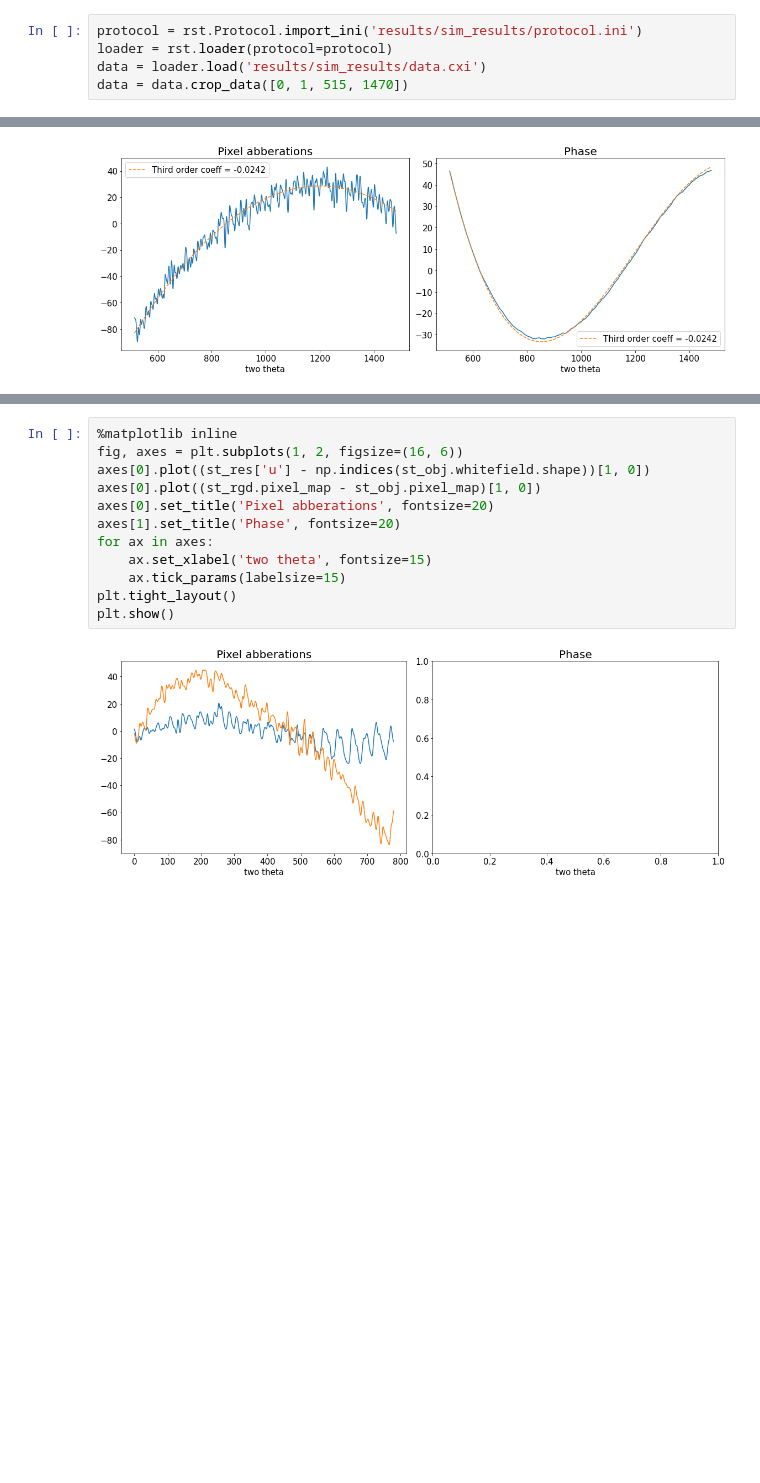
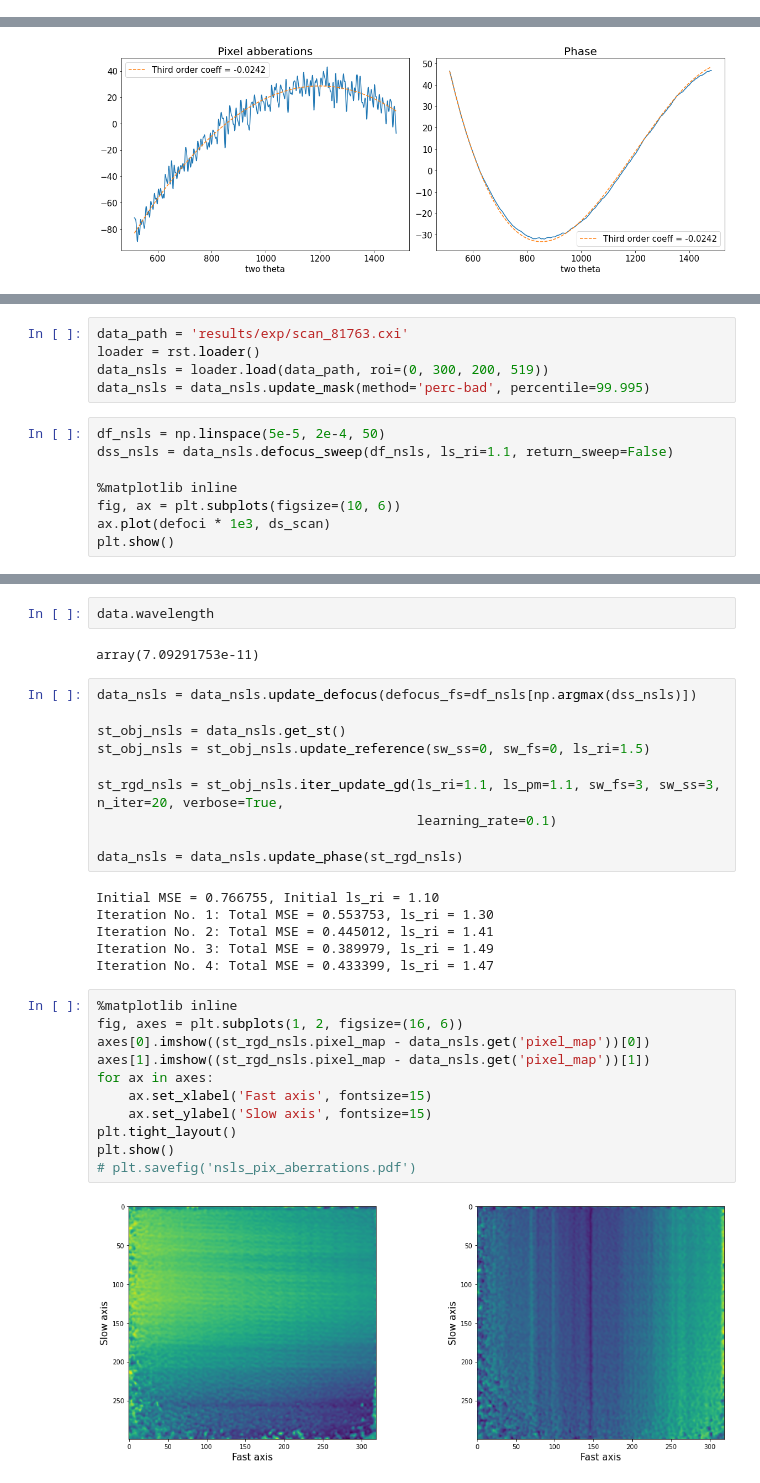
Before and after one commit to simply-nicky/pyrost, a Jupyter notebook: dev.ipynb, the cells around one changed output, grey strips where cells are left out. Cells and saved outputs as stored; diff of their text form; blank space fills up the shorter version.

Commit message:
make_mask(update_mask) is updated, version 0.3.5

```diff
--- a/dev.ipynb
+++ b/dev.ipynb
@@ -376,5 +294,0 @@ plt.show()
-# %%
-protocol = rst.Protocol.import_ini('results/sim_results/protocol.ini')
-loader = rst.loader(protocol=protocol)
-data = loader.load('results/sim_results/data.cxi')
-data = data.crop_data([0, 1, 515, 1470])
@@ -634,0 +465,13 @@ Iteration No. 6: Total MSE = 0.007596, ls_ri = 25.75
+# %%
+data_path = 'results/exp/scan_81763.cxi'
+loader = rst.loader()
+data_nsls = loader.load(data_path, roi=(0, 300, 200, 519))
+data_nsls = data_nsls.update_mask(method='perc-bad', percentile=99.995)
+# %%
+df_nsls = np.linspace(5e-5, 2e-4, 50)
+dss_nsls = data_nsls.defocus_sweep(df_nsls, ls_ri=1.1, return_sweep=False)
+
+%matplotlib inline
+fig, ax = plt.subplots(figsize=(10, 6))
+ax.plot(defoci * 1e3, ds_scan)
+plt.show()
@@ -635,14 +480,33 @@ Iteration No. 6: Total MSE = 0.007596, ls_ri = 25.75
+# %%
+data.wavelength
+# %% [output]
+array(7.09291753e-11)
+# %%
+data_nsls = data_nsls.update_defocus(defocus_fs=df_nsls[np.argmax(dss_nsls)])
+
+st_obj_nsls = data_nsls.get_st()
+st_obj_nsls = st_obj_nsls.update_reference(sw_ss=0, sw_fs=0, ls_ri=1.5)
+
+st_rgd_nsls = st_obj_nsls.iter_update_gd(ls_ri=1.1, ls_pm=1.1, sw_fs=3, sw_ss=3, n_iter=20, verbose=True,
+                                         learning_rate=0.1)
+
+data_nsls = data_nsls.update_phase(st_rgd_nsls)
+# %% [output]
+Initial MSE = 0.766755, Initial ls_ri = 1.10
+Iteration No. 1: Total MSE = 0.553753, ls_ri = 1.30
+Iteration No. 2: Total MSE = 0.445012, ls_ri = 1.41
+Iteration No. 3: Total MSE = 0.389979, ls_ri = 1.49
+Iteration No. 4: Total MSE = 0.433399, ls_ri = 1.47
 # %%
 %matplotlib inline
 fig, axes = plt.subplots(1, 2, figsize=(16, 6))
-axes[0].plot((st_res['u'] - np.indices(st_obj.whitefield.shape))[1, 0])
-axes[0].plot((st_rgd.pixel_map - st_obj.pixel_map)[1, 0])
-axes[0].set_title('Pixel abberations', fontsize=20)
-axes[1].set_title('Phase', fontsize=20)
+axes[0].imshow((st_rgd_nsls.pixel_map - data_nsls.get('pixel_map'))[0])
+axes[1].imshow((st_rgd_nsls.pixel_map - data_nsls.get('pixel_map'))[1])
 for ax in axes:
-    ax.set_xlabel('two theta', fontsize=15)
-    ax.tick_params(labelsize=15)
+    ax.set_xlabel('Fast axis', fontsize=15)
+    ax.set_ylabel('Slow axis', fontsize=15)
 plt.tight_layout()
 plt.show()
+# plt.savefig('nsls_pix_aberrations.pdf')
 # %% [output]
-[figure, old version]
+[figure, new version]
```
Also changed, not shown: parts of 35 cells of this notebook, 8 other files.
